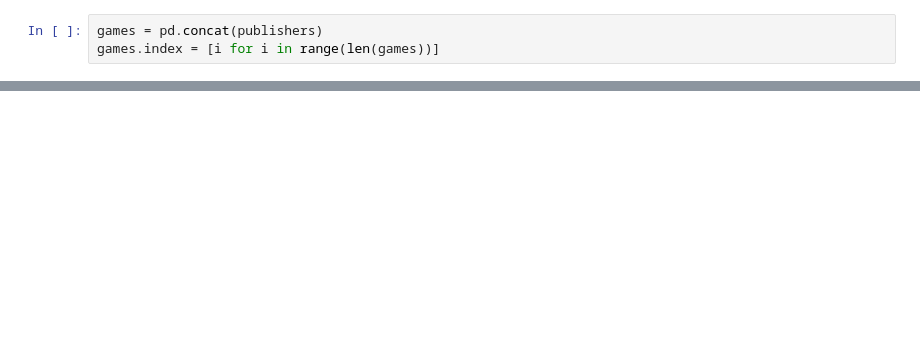
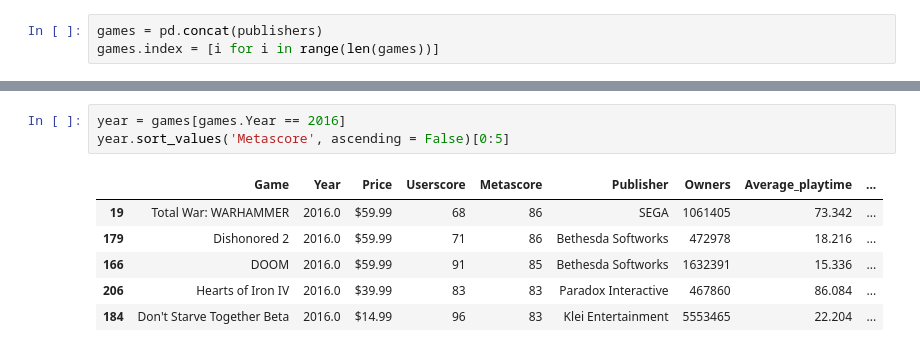
Before and after one commit to tinemakovecki/popular_video_games, a Jupyter notebook: By_Publisher.ipynb, the cells around one changed output, grey strips where cells are left out. Cells and saved outputs as stored; diff of their text form; blank space fills up the shorter version.

```diff
--- a/By_Publisher.ipynb
+++ b/By_Publisher.ipynb
@@ -61,0 +69,10 @@ Name: Release year, dtype: float64
+# %%
+year = games[games.Year == 2016]
+year.sort_values('Metascore', ascending = False)[0:5]
+# %% [output]
+|  | Game | Year | Price | Userscore | Metascore | Publisher | Owners | Average_playtime | ... |
+| 19 | Total War: WARHAMMER | 2016.0 | $59.99 | 68 | 86 | SEGA | 1061405 | 73.342 | ... |
+| 179 | Dishonored 2 | 2016.0 | $59.99 | 71 | 86 | Bethesda Softworks | 472978 | 18.216 | ... |
+| 166 | DOOM | 2016.0 | $59.99 | 91 | 85 | Bethesda Softworks | 1632391 | 15.336 | ... |
+| 206 | Hearts of Iron IV | 2016.0 | $39.99 | 83 | 83 | Paradox Interactive | 467860 | 86.084 | ... |
+| 184 | Don't Starve Together Beta | 2016.0 | $14.99 | 96 | 83 | Klei Entertainment | 5553465 | 22.204 | ... |
```
Also changed, not shown: parts of 18 cells of this notebook, 12 other files.
